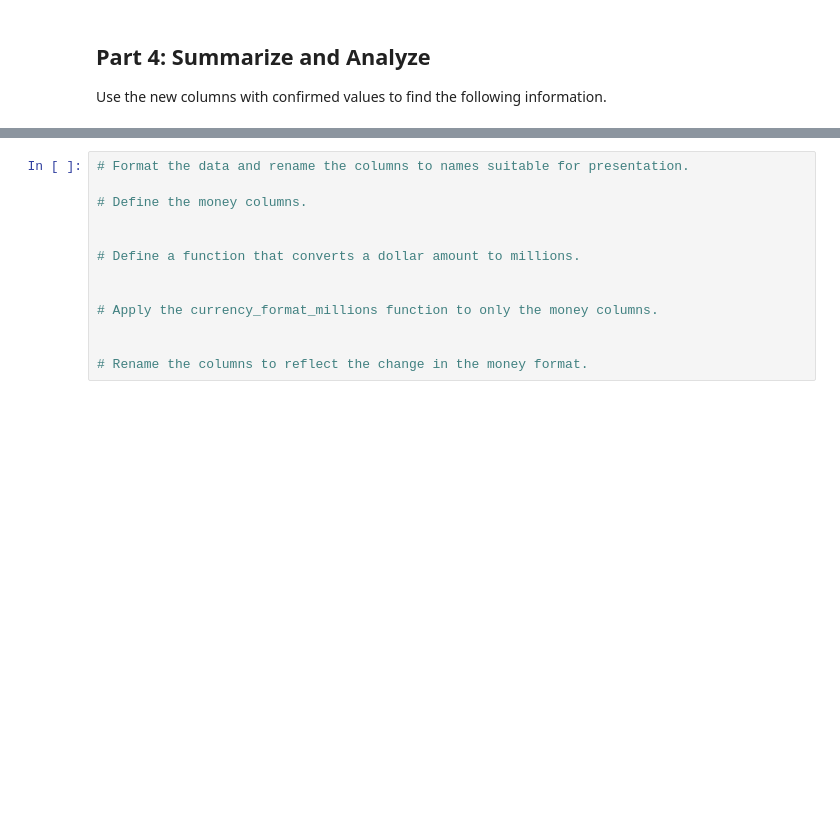
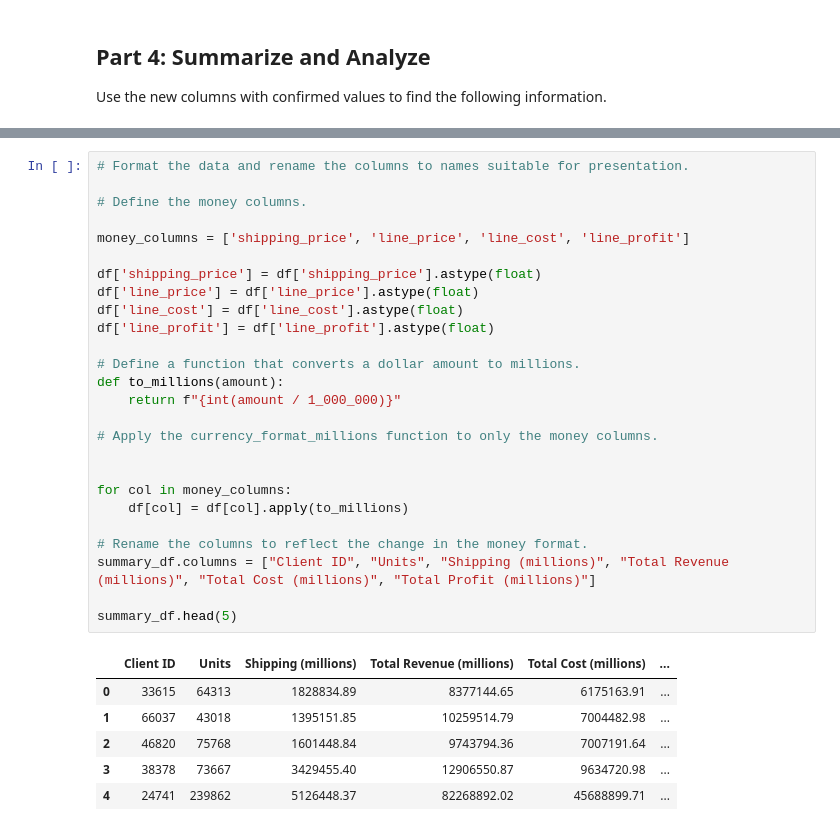
Before and after one commit to mward2020/pandas-challenge-1, a Jupyter notebook: wholesale_data_analysis_starter_code.ipynb, the cells around one changed output, grey strips where cells are left out. Saved outputs shown, nothing was run; the diff lists cells and outputs as text; blank space fills up the shorter version.

```diff
--- a/wholesale_data_analysis_starter_code.ipynb
+++ b/wholesale_data_analysis_starter_code.ipynb
@@ -205,15 +238,35 @@ Use the new columns with confirmed values to find the following information.
 # %%
 # Format the data and rename the columns to names suitable for presentation.
 
 # Define the money columns.
 
+money_columns = ['shipping_price', 'line_price', 'line_cost', 'line_profit']
+
+df['shipping_price'] = df['shipping_price'].astype(float)
+df['line_price'] = df['line_price'].astype(float)
+df['line_cost'] = df['line_cost'].astype(float)
+df['line_profit'] = df['line_profit'].astype(float)
 
 # Define a function that converts a dollar amount to millions.
-
+def to_millions(amount):
+    return f"{int(amount / 1_000_000)}"
 
 # Apply the currency_format_millions function to only the money columns.
 
 
+for col in money_columns:
+    df[col] = df[col].apply(to_millions)
+
 # Rename the columns to reflect the change in the money format.
+summary_df.columns = ["Client ID", "Units", "Shipping (millions)", "Total Revenue (millions)", "Total Cost (millions)", "Total Profit (millions)"]
+
+summary_df.head(5)
+# %% [output]
+|  | Client ID | Units | Shipping (millions) | Total Revenue (millions) | Total Cost (millions) | ... |
+| 0 | 33615 | 64313 | 1828834.89 | 8377144.65 | 6175163.91 | ... |
+| 1 | 66037 | 43018 | 1395151.85 | 10259514.79 | 7004482.98 | ... |
+| 2 | 46820 | 75768 | 1601448.84 | 9743794.36 | 7007191.64 | ... |
+| 3 | 38378 | 73667 | 3429455.40 | 12906550.87 | 9634720.98 | ... |
+| 4 | 24741 | 239862 | 5126448.37 | 82268892.02 | 45688899.71 | ... |
 # %%
 # Sort the updated data by "Total Profit (millions)" form highest to lowest and assign the sort to a new DatFrame.
```
Also changed, not shown: parts of 4 cells of this notebook.
